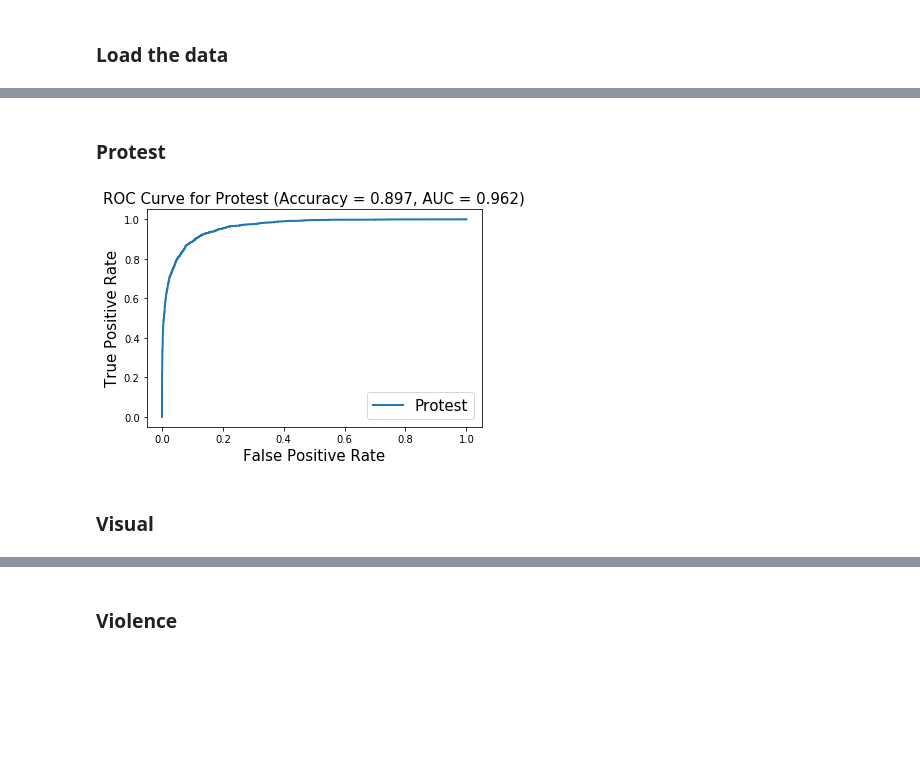
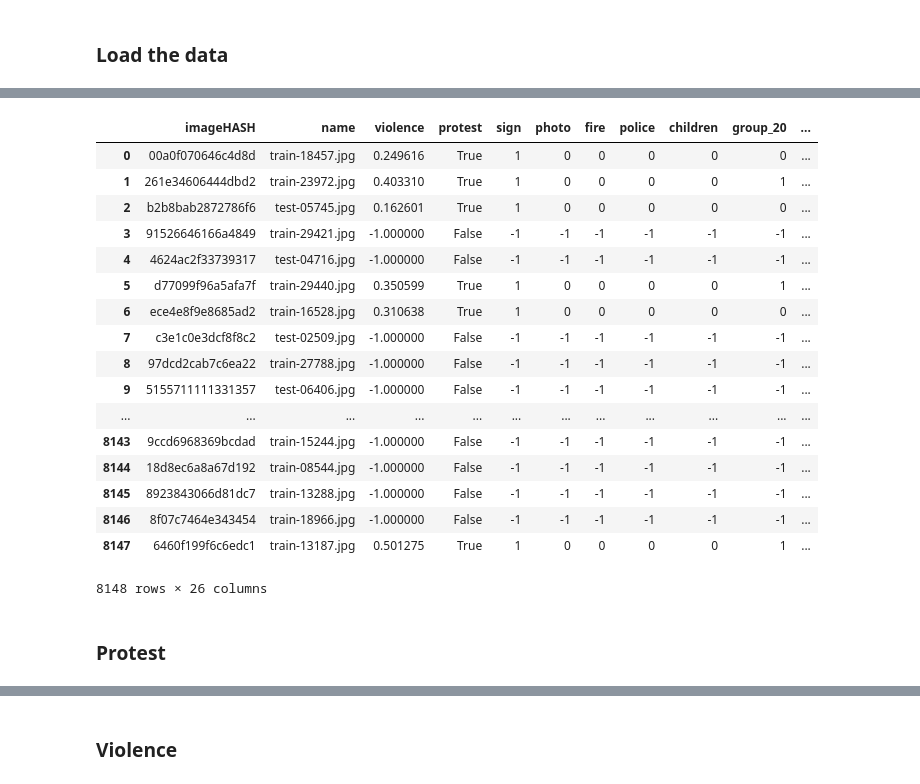
Before and after one commit to kalkun/Thesis, a Jupyter notebook: analysis/UCLA_results_validation_cross_validation_evaluation.ipynb, the cells around one changed output, grey strips where cells are left out. Cells and saved outputs as stored; diff of their text form; code cells hidden in the pictures; blank space fills up the shorter version.

```diff
--- a/analysis/UCLA_results_validation_cross_validation_evaluation.ipynb
+++ b/analysis/UCLA_results_validation_cross_validation_evaluation.ipynb
@@ -244,8 +31,23 @@ protest shape is  (8152, 1)  violence shape is  (8152, 1) visual shape is  (8152
+# %%
+folds[0]
+# %% [output]
+|  | imageHASH | name | violence | protest | sign | photo | fire | police | children | group_20 | ... |
+| 0 | 00a0f070646c4d8d | train-18457.jpg | 0.249616 | True | 1 | 0 | 0 | 0 | 0 | 0 | ... |
+| 1 | 261e34606444dbd2 | train-23972.jpg | 0.403310 | True | 1 | 0 | 0 | 0 | 0 | 1 | ... |
+| 2 | b2b8bab2872786f6 | test-05745.jpg | 0.162601 | True | 1 | 0 | 0 | 0 | 0 | 0 | ... |
+| 3 | 91526646166a4849 | train-29421.jpg | -1.000000 | False | -1 | -1 | -1 | -1 | -1 | -1 | ... |
+| 4 | 4624ac2f33739317 | test-04716.jpg | -1.000000 | False | -1 | -1 | -1 | -1 | -1 | -1 | ... |
+| 5 | d77099f96a5afa7f | train-29440.jpg | 0.350599 | True | 1 | 0 | 0 | 0 | 0 | 1 | ... |
+| 6 | ece4e8f9e8685ad2 | train-16528.jpg | 0.310638 | True | 1 | 0 | 0 | 0 | 0 | 0 | ... |
+| 7 | c3e1c0e3dcf8f8c2 | test-02509.jpg | -1.000000 | False | -1 | -1 | -1 | -1 | -1 | -1 | ... |
+| 8 | 97dcd2cab7c6ea22 | train-27788.jpg | -1.000000 | False | -1 | -1 | -1 | -1 | -1 | -1 | ... |
+| 9 | 5155711111331357 | test-06406.jpg | -1.000000 | False | -1 | -1 | -1 | -1 | -1 | -1 | ... |
+| ... | ... | ... | ... | ... | ... | ... | ... | ... | ... | ... | ... |
+| 8143 | 9ccd6968369bcdad | train-15244.jpg | -1.000000 | False | -1 | -1 | -1 | -1 | -1 | -1 | ... |
+| 8144 | 18d8ec6a8a67d192 | train-08544.jpg | -1.000000 | False | -1 | -1 | -1 | -1 | -1 | -1 | ... |
+| 8145 | 8923843066d81dc7 | train-13288.jpg | -1.000000 | False | -1 | -1 | -1 | -1 | -1 | -1 | ... |
+| 8146 | 8f07c7464e343454 | train-18966.jpg | -1.000000 | False | -1 | -1 | -1 | -1 | -1 | -1 | ... |
+| 8147 | 6460f199f6c6edc1 | train-13187.jpg | 0.501275 | True | 1 | 0 | 0 | 0 | 0 | 1 | ... |
+8148 rows × 26 columns
 # %% [markdown]
 ### Protest
-# %%
-au.plotROC("protest", test_protest, preds_protest)
-# %% [output]
-[figure, removed]
-# %% [markdown]
-### Visual
```
Also changed, not shown: parts of 24 cells of this notebook.
